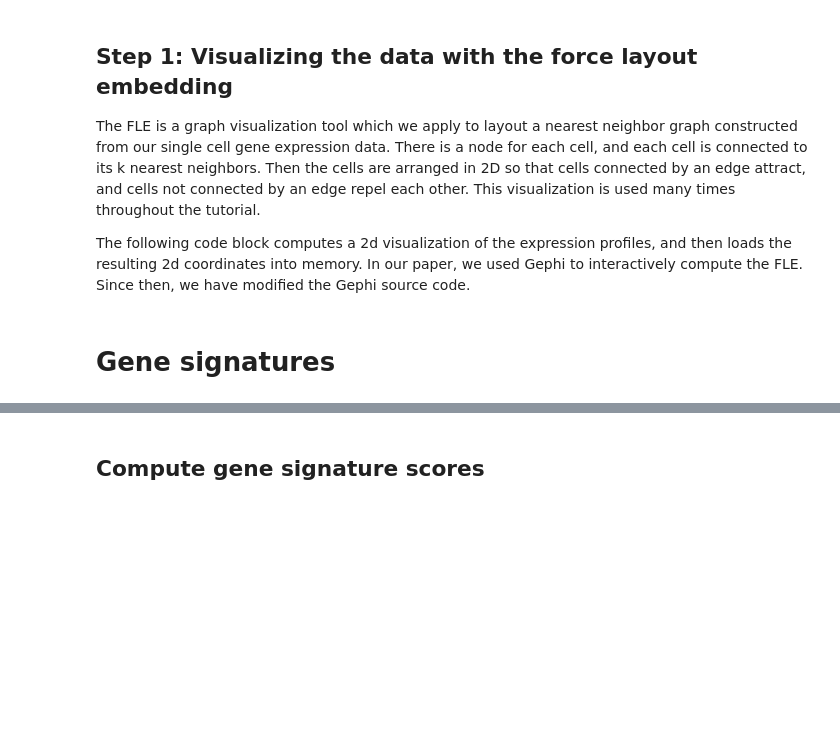
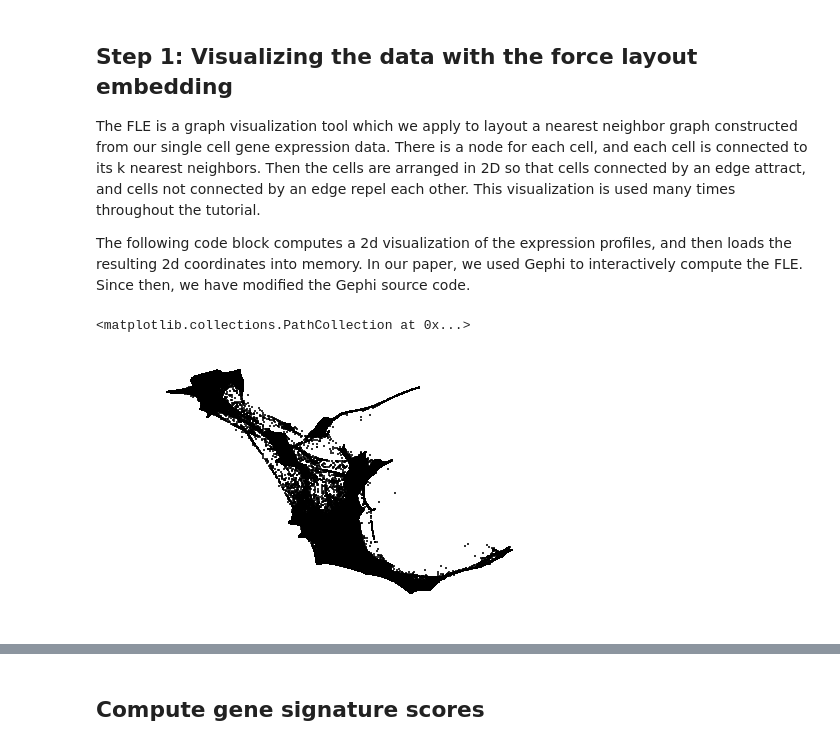
Before and after one commit to broadinstitute/wot, a Jupyter notebook: notebooks/Notebook-1-FLE-cell_sets-gene_sets.ipynb, the cells around one changed output, grey strips where cells are left out. Cells and saved outputs as stored; diff of their text form; code cells hidden in the pictures; blank space fills up the shorter version.

```diff
--- a/notebooks/Notebook-1-FLE-cell_sets-gene_sets.ipynb
+++ b/notebooks/Notebook-1-FLE-cell_sets-gene_sets.ipynb
@@ -34,18 +34,27 @@ The following code block computes a 2d visualization of the expression profiles,
 # %%
 ### compute neighborhood graph and save in gexf format for running force atlas
 #adata = wot.io.read_dataset(VAR_GENE_DS_PATH)
 #wot.neighborhood_graph.compute_neighborhood_graph(adata, space='dmap', neighbors=50, pca_comps=100, diff_comps=20)
 #wot.neighborhood_graph.graph_to_gexf(adata, 'fle-input.gexf')
 
 ### download and run force atlas
 #!wget https://github.com/klarman-cell-observatory/forceatlas2/releases/download/1.0.3/forceatlas2.jar
 #!wget https://github.com/klarman-cell-observatory/forceatlas2/releases/download/1.0.3/gephi-toolkit-0.9.2-all.jar
 #!java -cp forceatlas2.jar:gephi-toolkit-0.9.2-all.jar kco.forceatlas2.Main --input fle-input.gexf --output fle_coords --2d --seed 1234 --nsteps 1000
 
 ### examine convergence of force atlas
 #convergence_df = pd.read_csv('fle_coords.distances.txt', sep='\t')
 #convergence_df.plot(x='step', y='distance', figsize=(10, 5))
 
 coord_df = pd.read_csv('data/fle_coords.txt', sep='\t', index_col=0)
+
+#FIXME: add static visualization here, colored by time.
+
+plt.axis('off')
+plt.tight_layout()
+plt.title('')
+plt.scatter(coord_df['x'], coord_df['y'],c='k',
+               s=4, marker=',', edgecolors='none', alpha=0.8)
+# %% [output]
+<matplotlib.collections.PathCollection at 0x...>
+[figure, added]
-# %% [markdown]
-# Gene signatures
```
Also changed, not shown: parts of 1 cell of this notebook, 1 other file.
